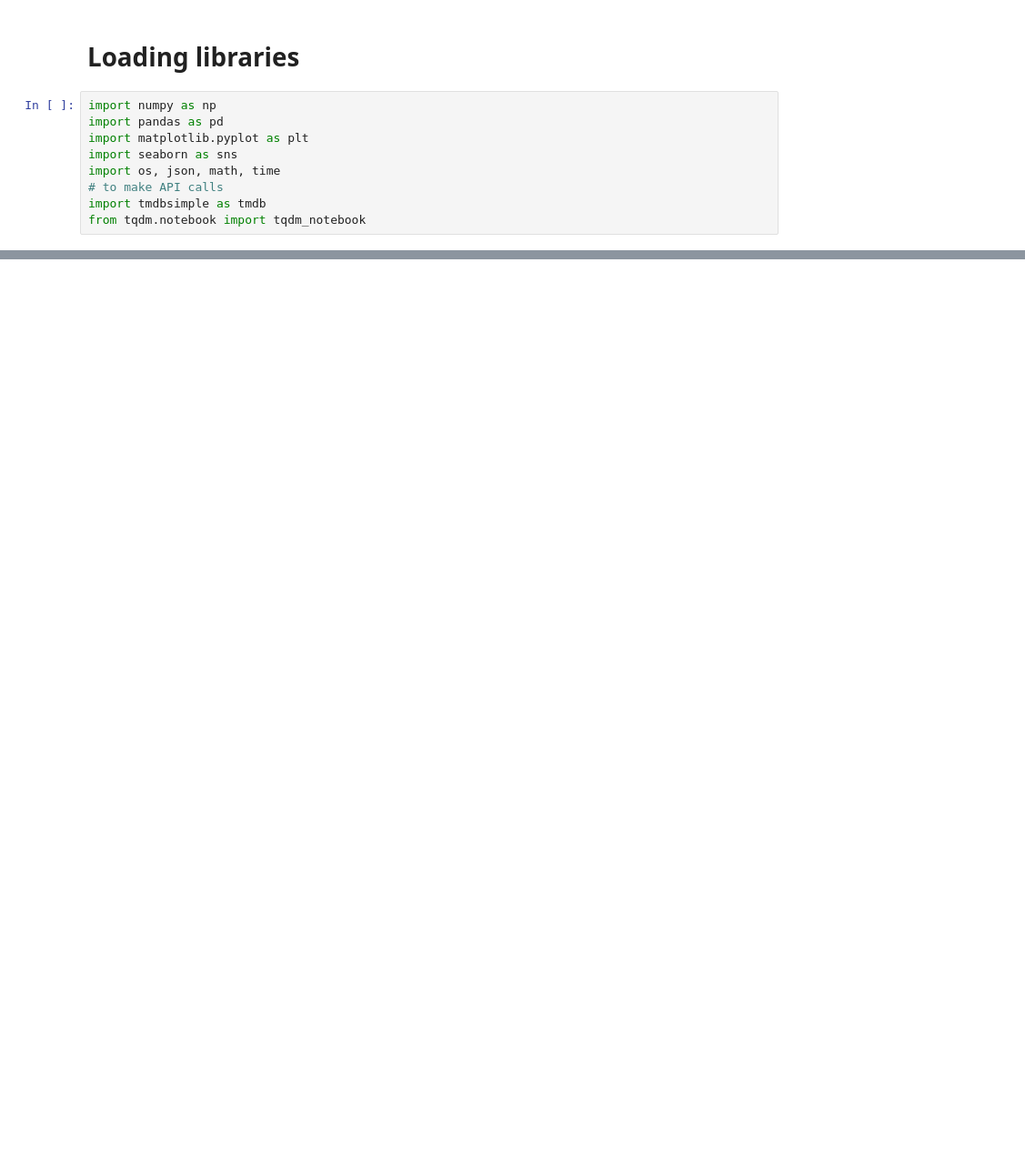
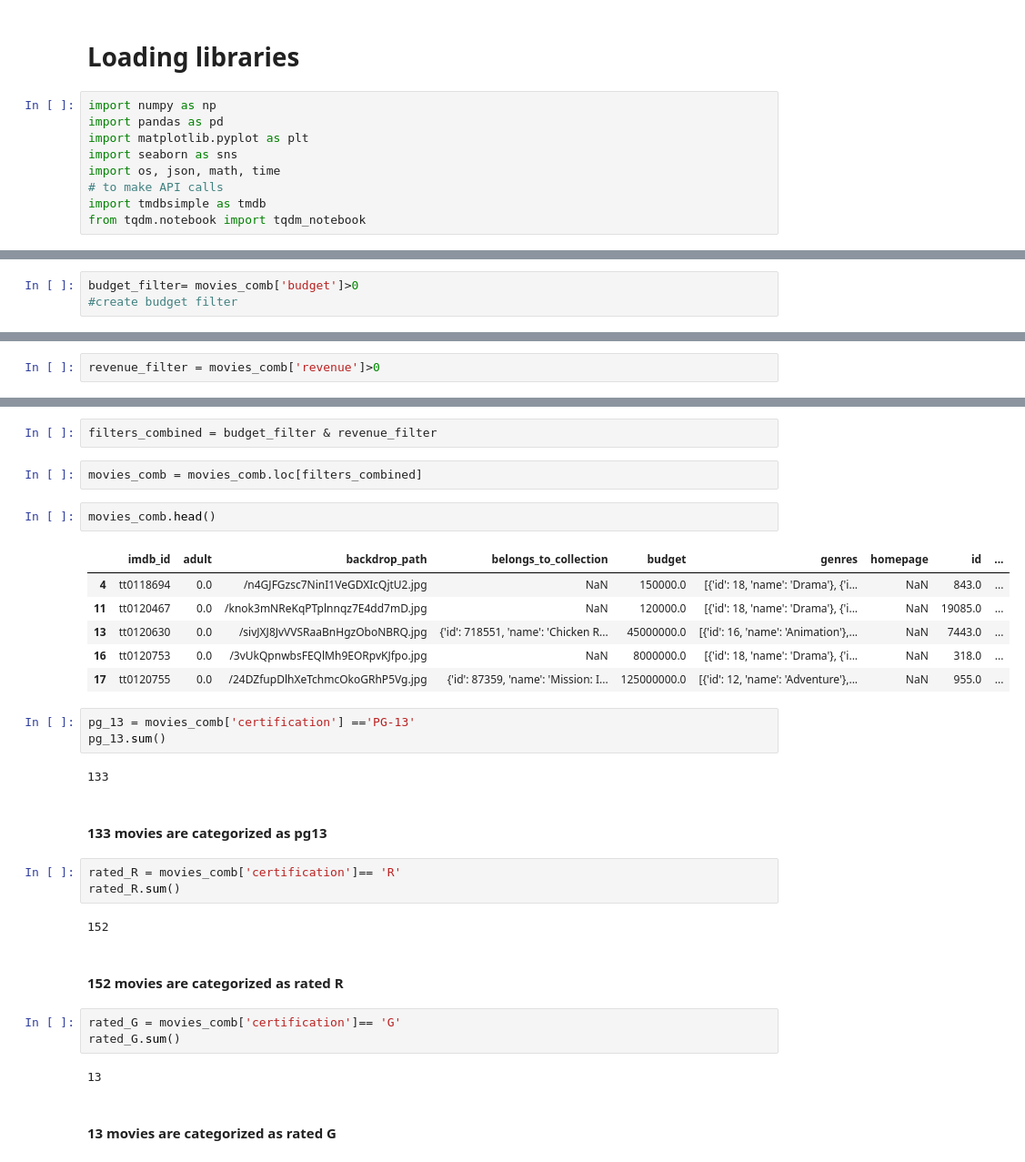
Before and after one commit to EfaOnyianta/Data-sci-enrichment-project, a Jupyter notebook: Project part 2 (EDA).ipynb, the cells around one changed output, grey strips where cells are left out. Shown at 91% size. Cells and saved outputs as stored; diff of their text form; blank space fills up the shorter version.

```diff
--- a/Project part 2 (EDA).ipynb
+++ b/Project part 2 (EDA).ipynb
@@ -18,0 +55,3 @@ Movies_2001.head()
+# %%
+budget_filter= movies_comb['budget']>0
+#create budget filter
@@ -18,0 +64,2 @@ Movies_2001.head()
+# %%
+revenue_filter = movies_comb['revenue']>0
@@ -18,0 +72,34 @@ Movies_2001.head()
+# %%
+filters_combined = budget_filter & revenue_filter
+# %%
+movies_comb = movies_comb.loc[filters_combined]
+# %%
+movies_comb.head()
+# %% [output]
+|  | imdb_id | adult | backdrop_path | belongs_to_collection | budget | genres | homepage | id | ... |
+| 4 | tt0118694 | 0.0 | /n4GJFGzsc7NinI1VeGDXIcQjtU2.jpg | NaN | 150000.0 | [{'id': 18, 'name': 'Drama'}, {'i... | NaN | 843.0 | ... |
+| 11 | tt0120467 | 0.0 | /knok3mNReKqPTplnnqz7E4dd7mD.jpg | NaN | 120000.0 | [{'id': 18, 'name': 'Drama'}, {'i... | NaN | 19085.0 | ... |
+| 13 | tt0120630 | 0.0 | /sivJXJ8JvVVSRaaBnHgzOboNBRQ.jpg | {'id': 718551, 'name': 'Chicken R... | 45000000.0 | [{'id': 16, 'name': 'Animation'},... | NaN | 7443.0 | ... |
+| 16 | tt0120753 | 0.0 | /3vUkQpnwbsFEQlMh9EORpvKJfpo.jpg | NaN | 8000000.0 | [{'id': 18, 'name': 'Drama'}, {'i... | NaN | 318.0 | ... |
+| 17 | tt0120755 | 0.0 | /24DZfupDlhXeTchmcOkoGRhP5Vg.jpg | {'id': 87359, 'name': 'Mission: I... | 125000000.0 | [{'id': 12, 'name': 'Adventure'},... | NaN | 955.0 | ... |
+# %%
+pg_13 = movies_comb['certification'] =='PG-13'
+pg_13.sum()
+# %% [output]
+133
+# %% [markdown]
+#### 133 movies are categorized as pg13
+# %%
+rated_R = movies_comb['certification']== 'R'
+rated_R.sum()
+# %% [output]
+152
+# %% [markdown]
+#### 152 movies are categorized as rated R
+# %%
+rated_G = movies_comb['certification']== 'G'
+rated_G.sum()
+# %% [output]
+13
+# %% [markdown]
+#### 13 movies are categorized as rated G
```
Also changed, not shown: parts of 17 cells of this notebook, 2 other files.
